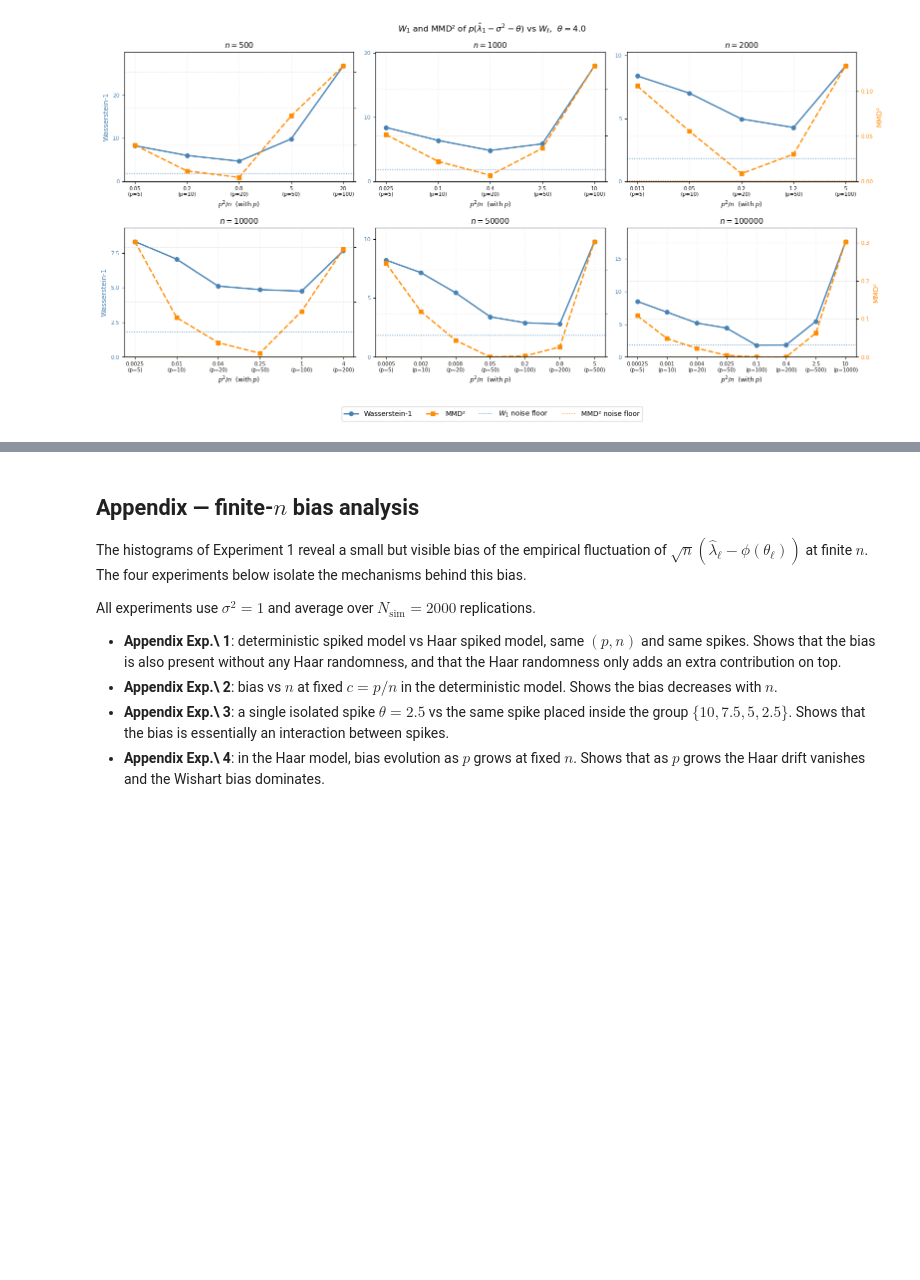
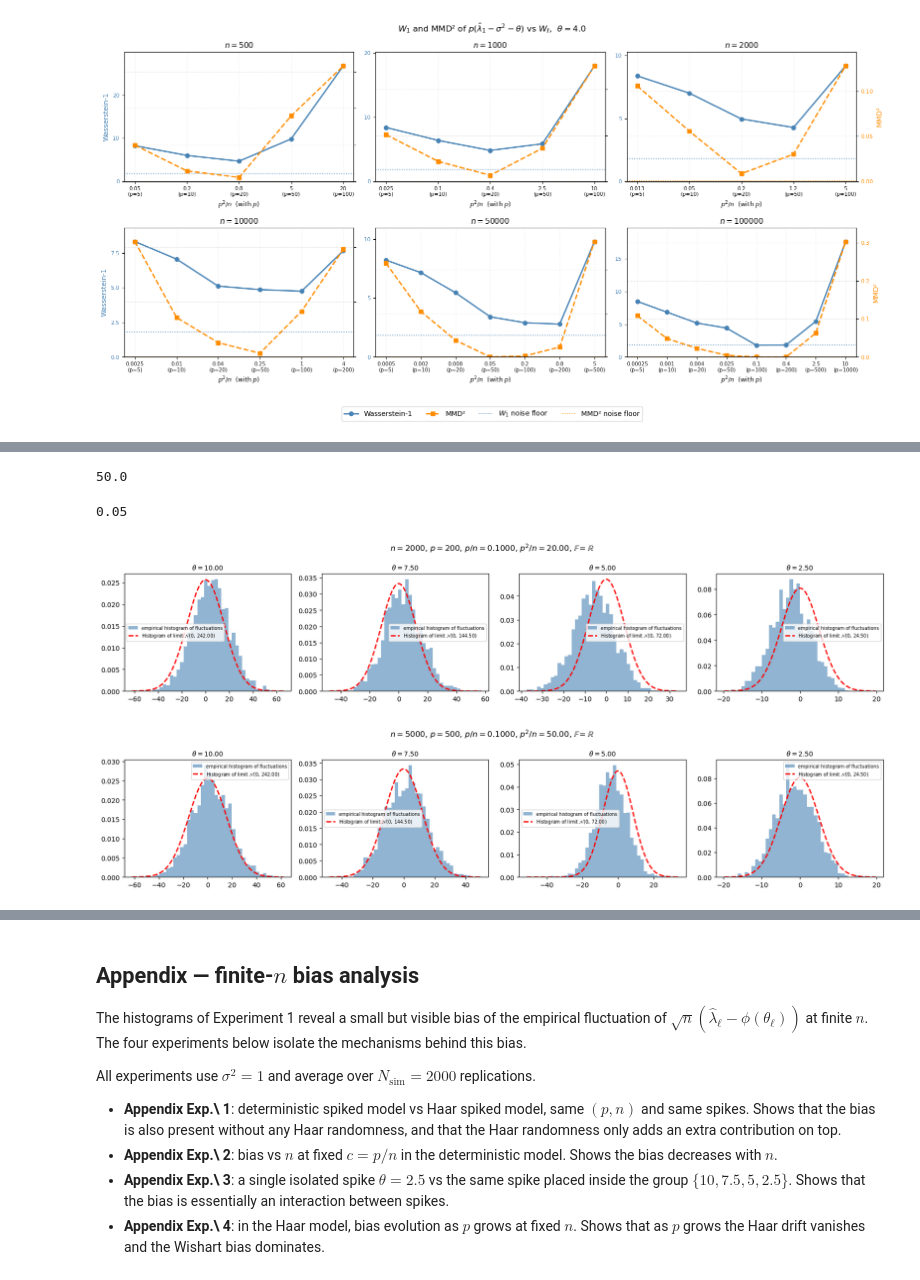
Before and after one commit to jeanlouvaleau/Internship-Random-Matrix-for-ML-, a Jupyter notebook: spiked_haar_experiments.ipynb, the cells around one changed output, grey strips where cells are left out. Drawn from its saved outputs; the diff is of its cells as text; code cells hidden in the pictures; blank space fills up the shorter version.

```diff
--- a/spiked_haar_experiments.ipynb
+++ b/spiked_haar_experiments.ipynb
@@ -646,0 +758,64 @@ plt.show()
+# %%
+1000*1000/20000
+# %% [output]
+50.0
+# %%
+1000/20000
+# %% [output]
+0.05
+# %%
+def plot_hist_sample_dominated(p, n, mode, alphas, betas, sigma2, N_sim, seed=SEED):
+    """
+    Empirical histogram of
+        sqrt(n) * (hat_lambda - sigma^2 - theta - (p/n) * sigma^2 * (sigma^2 + theta) / theta)
+    vs N(0, kappa * (sigma^2 + theta)^2).
+    """
+    kappa = 1 if mode == 'unitary' else 2
+    c = p / n
+    tau = p * p / n
+
+    rng = np.random.default_rng(seed)
+    theta_vec, _, sample_eigs = run_haar(alphas, betas, p, n, sigma2, mode, N_sim, rng)
+    K = len(theta_vec)
+
+    fig, axes = plt.subplots(1, K, figsize=(4.2 * K, 3.6))
+    for k in range(K):
+        ax = axes[k]
+        theta = theta_vec[k]
+        correction = (p / n) * sigma2 * (sigma2 + theta) / theta
+        fluct = np.sqrt(n) * (sample_eigs[:, k] - sigma2 - theta - correction)
+
+        std_th = np.sqrt(kappa) * (sigma2 + theta)
+        var_th = kappa * (sigma2 + theta) ** 2
+
+        lo = min(fluct.min(), -4 * std_th)
+        hi = max(fluct.max(),  4 * std_th)
+        bins = np.linspace(lo, hi, 45)
+
+        ax.hist(fluct, bins=bins, density=True, alpha=0.6, color='steelblue',
+                label='empirical histogram of fluctuations')
+        xs = np.linspace(lo, hi, 300)
+        ax.plot(xs, norm.pdf(xs, 0, std_th), 'r--', lw=2,
+                label=fr'Histogram of limit $\mathcal{{N}}(0,\,{var_th:.2f})$')
+
+        ax.set_title(rf'$\theta = {theta:.2f}$', fontsize=10)
+        ax.legend(fontsize=7)
+
+    mode_letter = r'\mathbb{C}' if mode == 'unitary' else r'\mathbb{R}'
+    fig.suptitle(rf'$n = {n}$, $p = {p}$, $p/n = {c:.4f}$, $p^2/n = {tau:.2f}$, '
+                 rf'$\mathbb{{F}} = {mode_letter}$', fontsize=12)
+    plt.tight_layout()
+    plt.show()
+
+
+# Run the sample-dominated experiment
+configs_sd = [
+    (200, 2000, 'orthogonal'),    # p²/n = 20, p/n = 0.10
+    (500, 5000, 'orthogonal'),    # p²/n = 250, p/n = 0.1
+]
+
+for (p, n, mode) in configs_sd:
+    plot_hist_sample_dominated(p, n, mode, alphas_hist, betas_hist, sigma2, N_SIM_NEW)
+# %% [output]
+[figure, added]
+[figure, added]
```
Also changed, not shown: parts of 5 cells of this notebook.
